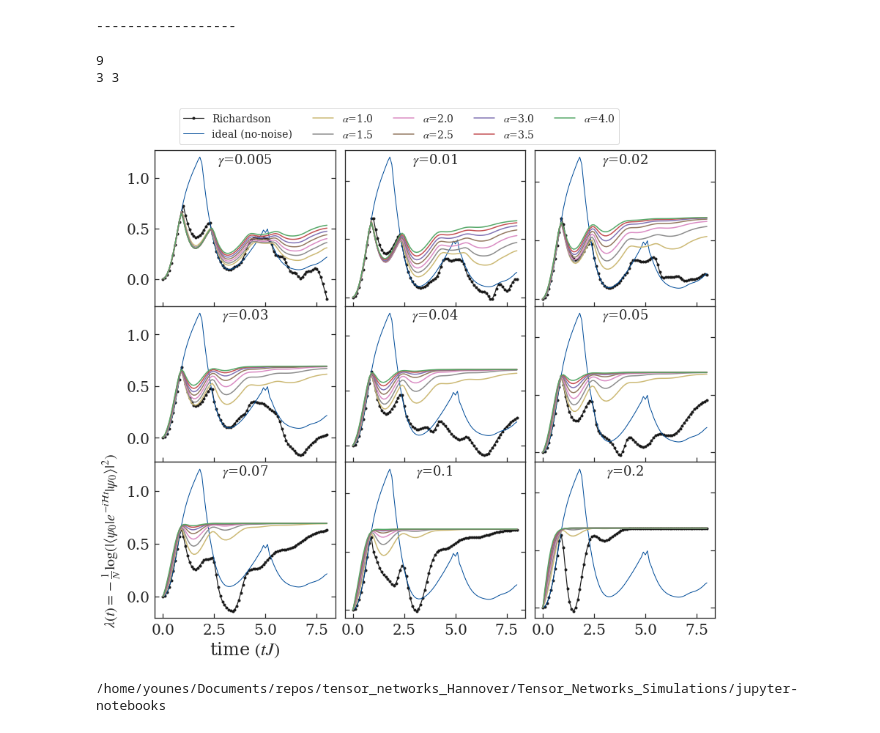
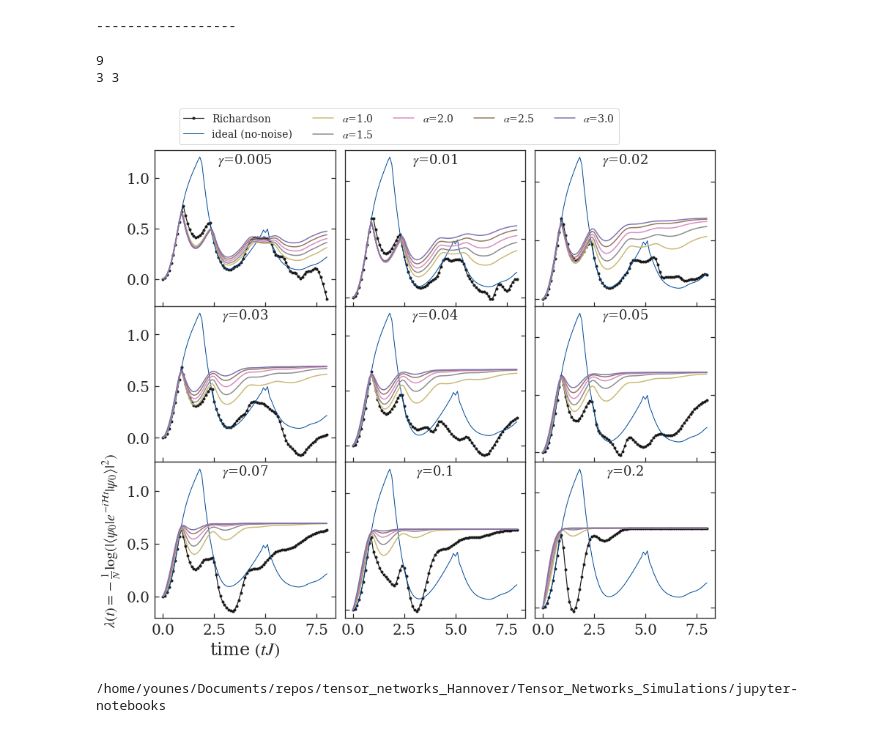
Before and after one commit to y-javanmard/Tensor_Networks_Simulations, a Jupyter notebook: jupyter-notebooks/ZNE-analyse.ipynb, the cells around one changed output. Cells and saved outputs as stored; diff of their text form; code cells hidden in the pictures.

```diff
--- a/jupyter-notebooks/ZNE-analyse.ipynb
+++ b/jupyter-notebooks/ZNE-analyse.ipynb
@@ -247,7 +247,7 @@ sns.set_theme(style="ticks",)
 
 figure_styling()
 data = {}
-scale_list = [1.0, 1.5, 2.0,  2.5, 3.0,  3.5,  4.0]
+scale_list = [1.0, 1.5, 2.0,  2.5, 3.0]#,  3.5,  4.0]
 gamma_list = [0.005, 0.01, 0.02, 0.03, 0.04, 0.05, 0.07, 0.1, 0.2]
 print(len(gamma_list))
 nrows = 3
@@ -297,34 +297,34 @@ for i, gamma in enumerate(gamma_list):
             ax[m][n].axes.yaxis.set_ticklabels([])
             #ax[m][n].tick_params(which='both', bottom=True, right=True, top=False,labelbottom=False,labelleft=True )
         if m != 2:
             #ax[m][n].axes.xaxis.set_visible(False)
             ax[m][n].axes.xaxis.set_ticklabels([])
             #ax[m][n].tick_params(which='both', bottom=True, right=True, top=False,labelbottom=False, labelleft=True)
     #ax[m][n].tick_params(labeltop=True, labelright=True)
     ax[m][n].tick_params(which='both', bottom=True, right=True, top=False, labelbottom=True)
             #pass
 #for i in range(6):
 #    ax[2][i].set_xticks(range(0,9,2))
 #ax[0][0].set_ylim(0.2,0.4)
 ax[2][0].set_xlabel(fr"time $(tJ)$", fontsize=24)
 #ax[2][0].set_ylabel(r"$\langle \sigma^z_{\frac{L}{2}} \sigma^z_{\frac{L}{2}+1}\rangle(\alpha t)$", fontsize=24)
 ax[2][0].set_ylabel(r"$\lambda(t) = -\frac{1}{N}\log(|\langle \psi_0| e^{-i\mathcal{H}t} |\psi_0 \rangle|^2)$", fontsize=20)
 
 lines, labels = ax[2][0].get_legend_handles_labels()
 
 #fig.legend(lines, labels, loc = (0.1,0.91), ncol=5,fontsize=12, frameon=False)
 leg = fig.legend(lines, labels, loc='upper left', bbox_to_anchor=(0.13,0.07,1,1), shadow=False, ncol=5,fontsize=14,frameon=True)
 
 
 ax = trim_axs(ax, len(gamma_list))
 
 plt.tight_layout(h_pad=0, )
 plt.plot()
 plt.savefig(f"plot_depolarizing_nonintegrable_ratef_{L}_chi_{chi_max}.png", bbox_extra_artists=(leg,), bbox_inches='tight')
 # %% [output]
 9
 3 3
-[figure, old version]
+[figure, new version]
 # %%
 import os
 print(os.getcwd())
```
Also changed, not shown: 2 other files.
